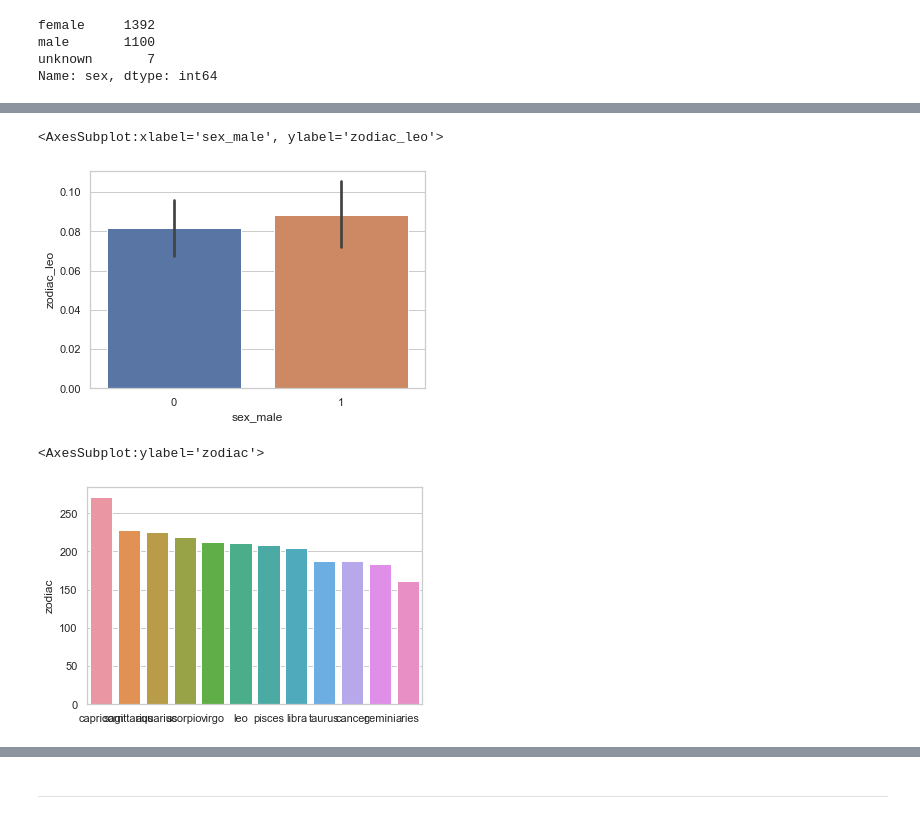
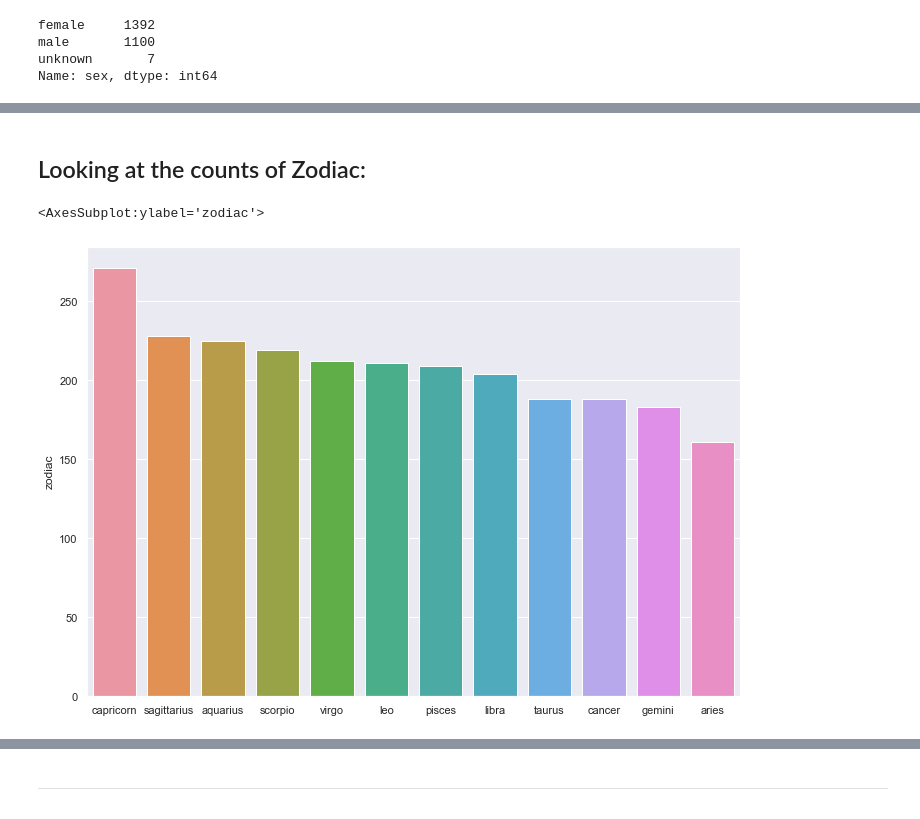
Before and after one commit to jeneyring/GSS_survey, a Jupyter notebook: gss-EDA.ipynb, the cells around one changed output, grey strips where cells are left out. Cells and saved outputs as stored; diff of their text form; code cells hidden in the pictures.

```diff
--- a/gss-EDA.ipynb
+++ b/gss-EDA.ipynb
@@ -444,13 +430,9 @@ Name: sex, dtype: int64
-# %%
-#define dimensions of subplots (rows, columns)
-sns.set_theme(style="whitegrid")
-
-sns.barplot(data=train, x= 'sex_male', y = 'zodiac_leo')
-# %% [output]
-<AxesSubplot:xlabel='sex_male', ylabel='zodiac_leo'>
-[figure, removed]
+# %% [markdown]
+## Looking at the counts of Zodiac:
 # %%
+sns.set(rc={'figure.figsize':(11.7,8.27)})
+
 sns.barplot(x=train.zodiac.value_counts().index, y=train.zodiac.value_counts())
 # %% [output]
 <AxesSubplot:ylabel='zodiac'>
-[figure, old version]
+[figure, new version]
```
Also changed, not shown: parts of 181 cells of this notebook, 3 other files.
